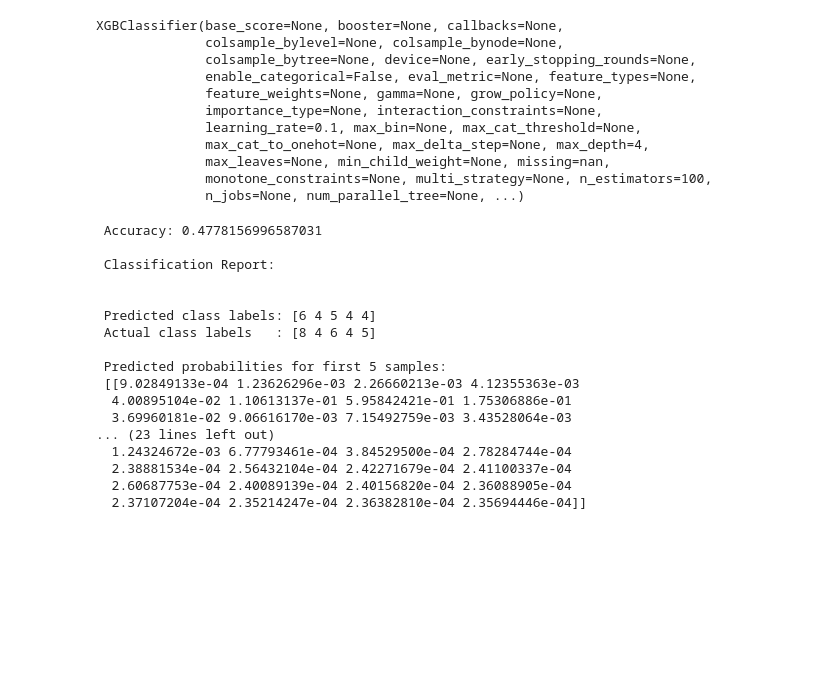
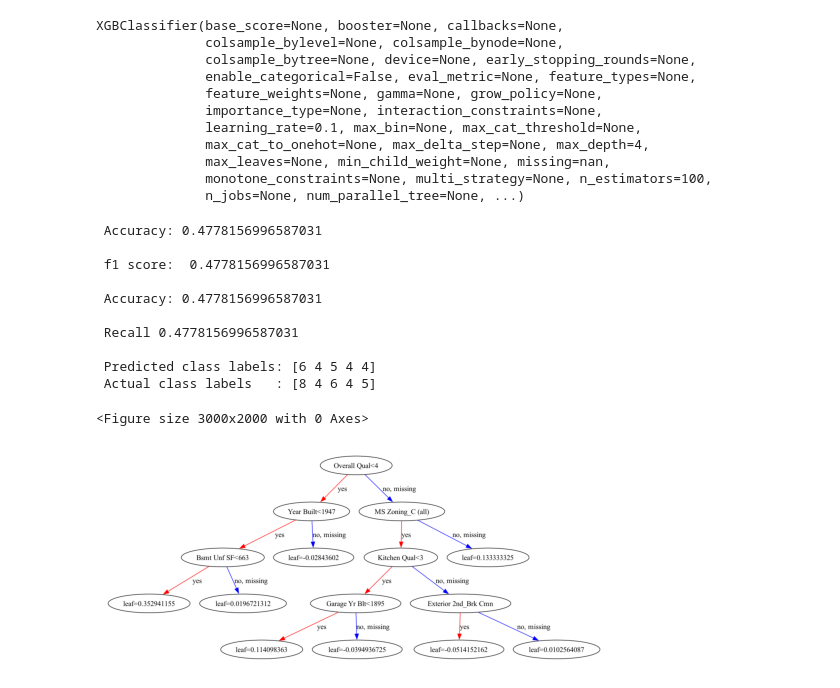
Before and after one commit to chiracarla/lab1, a Jupyter notebook: lab2.ipynb, the cells around one changed output. Cells and saved outputs as stored; diff of their text form; code cells hidden in the pictures; blank space fills up the shorter version.

Commit message:
added metrics

```diff
--- a/lab2.ipynb
+++ b/lab2.ipynb
@@ -398,34 +385,36 @@ XGBClassifier(base_score=None, booster=None, callbacks=None,
               n_jobs=None, num_parallel_tree=None, ...)
 # %%
 y_predS10 = modelS10.predict(X_testS10)
-# print("Predictions:", y_pred20)
-
 y_probS10 = modelS10.predict_proba(X_testS10)
 
+print("\n Accuracy:", accuracy_score(y_testS10, y_predS10))
 
-print("\n Accuracy:", accuracy_score(y_testS10, y_predS10))
-print("\n Classification Report:\n")
-    #   classification_report(y_test10, y_pred10, target_names=y_class))
+print("\n f1 score: ", sklearn.metrics.f1_score(y_testS10, y_predS10, average='micro'))
+
+print("\n Accuracy:", sklearn.metrics.precision_score(y_testS10, y_predS10, average='micro'))
+
+print("\n Recall", sklearn.metrics.recall_score(y_testS10, y_predS10, average='micro'))
 
 print("\n Predicted class labels:", y_predS10[:5])
 print(" Actual class labels   :", y_testS10[:5])
-
-print("\n Predicted probabilities for first 5 samples:\n", y_probS10[:5])
 # %% [output]
  Accuracy: 0.4778156996587031
 
- Classification Report:
+ f1 score:  0.4778156996587031
 
+ Accuracy: 0.4778156996587031
+
+ Recall 0.4778156996587031
 
  Predicted class labels: [6 4 5 4 4]
  Actual class labels   : [8 4 6 4 5]
-
- Predicted probabilities for first 5 samples:
- [[9.02849133e-04 1.23626296e-03 2.26660213e-03 4.12355363e-03
-  4.00895104e-02 1.10613137e-01 5.95842421e-01 1.75306886e-01
-  3.69960181e-02 9.06616170e-03 7.15492759e-03 3.43528064e-03
-... (23 lines left out)
-  1.24324672e-03 6.77793461e-04 3.84529500e-04 2.78284744e-04
-  2.38881534e-04 2.56432104e-04 2.42271679e-04 2.41100337e-04
-  2.60687753e-04 2.40089139e-04 2.40156820e-04 2.36088905e-04
-  2.37107204e-04 2.35214247e-04 2.36382810e-04 2.35694446e-04]]
+# %%
+import graphviz
+from xgboost import plot_tree
+import matplotlib.pyplot as plt
+plt.figure(figsize=(30, 20))
+plot_tree(modelNE10, num_trees=1)
+plt.show()
+# %% [output]
+<Figure size 3000x2000 with 0 Axes>
+[figure, added]
```
Also changed, not shown: parts of 11 cells of this notebook.
